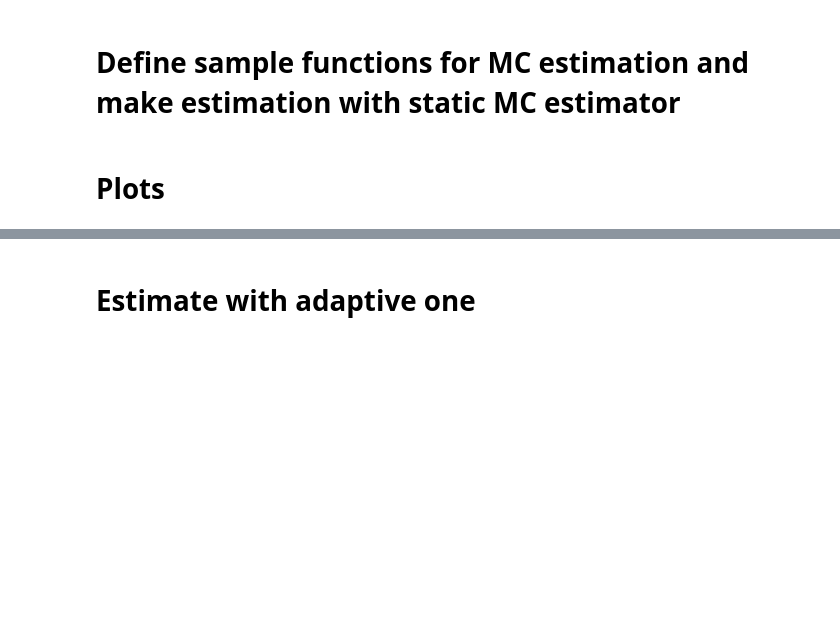
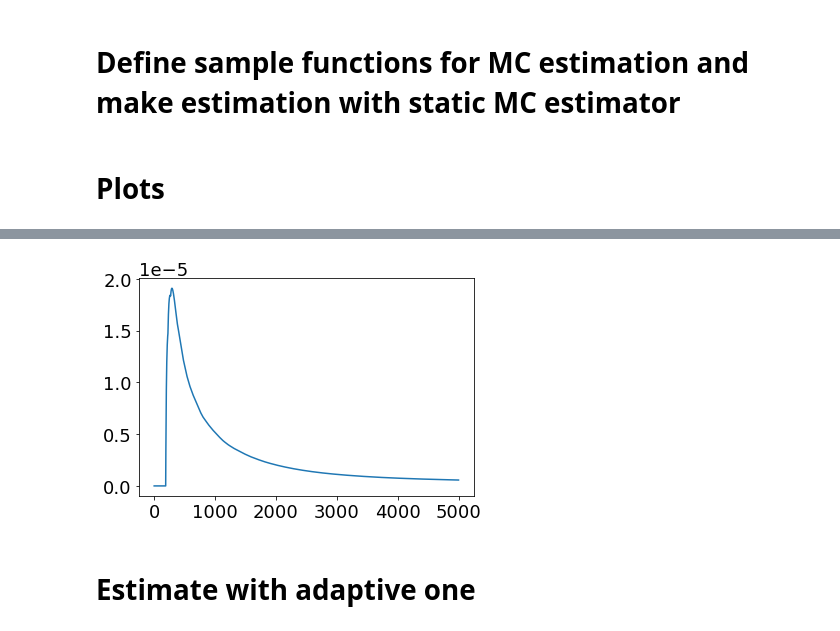
Before and after one commit to vjugor1/AC-PF-Security-Assessment, a Jupyter notebook: notebooks/tmplcss.ipynb, the cells around one changed output, grey strips where cells are left out. Cells and saved outputs as stored; diff of their text form; code cells hidden in the pictures; blank space fills up the shorter version.

```diff
--- a/notebooks/tmplcss.ipynb
+++ b/notebooks/tmplcss.ipynb
@@ -68,3 +68,11 @@ plt.savefig(path_to_saves + "mc.png")
+# %%
+mc_std_estimates = [np.std(mc_estimates[:i]) / i for i in range(1, len(mc_estimates))]
+plt.plot(mc_std_estimates)
+if not os.path.exists(path_to_saves):
+    os.makedirs(path_to_saves)
+plt.savefig(path_to_saves + "mc_std.png")
+# %% [output]
+[figure, added]
 # %%
 with open(os.path.join(path_to_saves, 'mc_esimator.pkl'), 'wb') as fs:
     pickle.dump((staticestimator, mc_estimates), fs)
```
Also changed, not shown: parts of 12 cells of this notebook, 7 other files.
